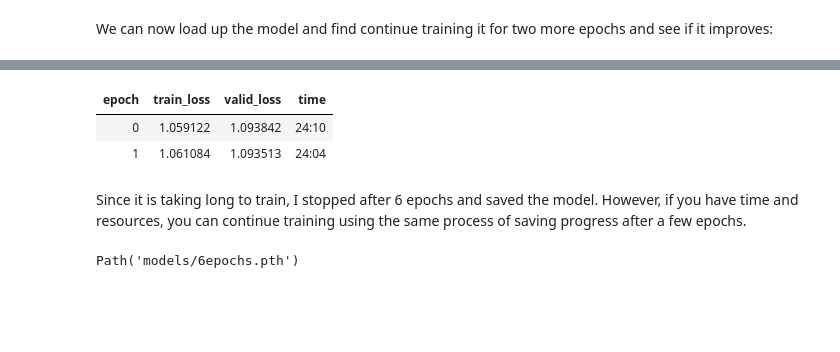
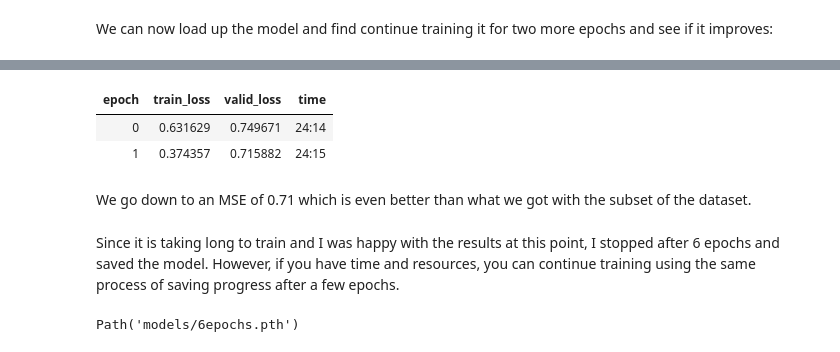
Before and after one commit to jimmiemunyi/blog, a Jupyter notebook: _notebooks/2021-02-15-Book-Recommendation-Model-Training.ipynb, the cells around one changed output, grey strips where cells are left out. Saved outputs shown, nothing was run; the diff lists cells and outputs as text; code cells hidden in the pictures; blank space fills up the shorter version.

```diff
--- a/_notebooks/2021-02-15-Book-Recommendation-Model-Training.ipynb
+++ b/_notebooks/2021-02-15-Book-Recommendation-Model-Training.ipynb
@@ -565,3 +572,5 @@ learn = Learner(dls, model, loss_func=MSELossFlat())
+# %%
+learn = collab_learner(dls, n_factors=500, y_range=(0, 5.5))
 # %%
 learn.lr_find()
 # %% [output]
@@ -608,11 +617,13 @@ SuggestedLRs(lr_min=3.311311302240938e-05, lr_steep=1.5848931980144698e-06)
 # %%
-learn.fit_one_cycle(2, 1e-6)
+learn.fit_one_cycle(2, 1e-3)
 # %% [output]
 | epoch | train_loss | valid_loss | time |
-| 0 | 1.059122 | 1.093842 | 24:10 |
-| 1 | 1.061084 | 1.093513 | 24:04 |
+| 0 | 0.631629 | 0.749671 | 24:14 |
+| 1 | 0.374357 | 0.715882 | 24:15 |
+# %% [markdown]
+We go down to an MSE of 0.71 which is even better than what we got with the subset of the dataset.
 # %% [markdown]
-Since it is taking long to train, I stopped after 6 epochs and saved the model. However, if you have time and resources, you can continue training using the same process of saving progress after a few epochs.
+Since it is taking long to train and I was happy with the results at this point, I stopped after 6 epochs and saved the model. However, if you have time and resources, you can continue training using the same process of saving progress after a few epochs.
 # %%
 learn.save('6epochs')
 # %% [output]
```
Also changed, not shown: parts of 22 cells of this notebook.
